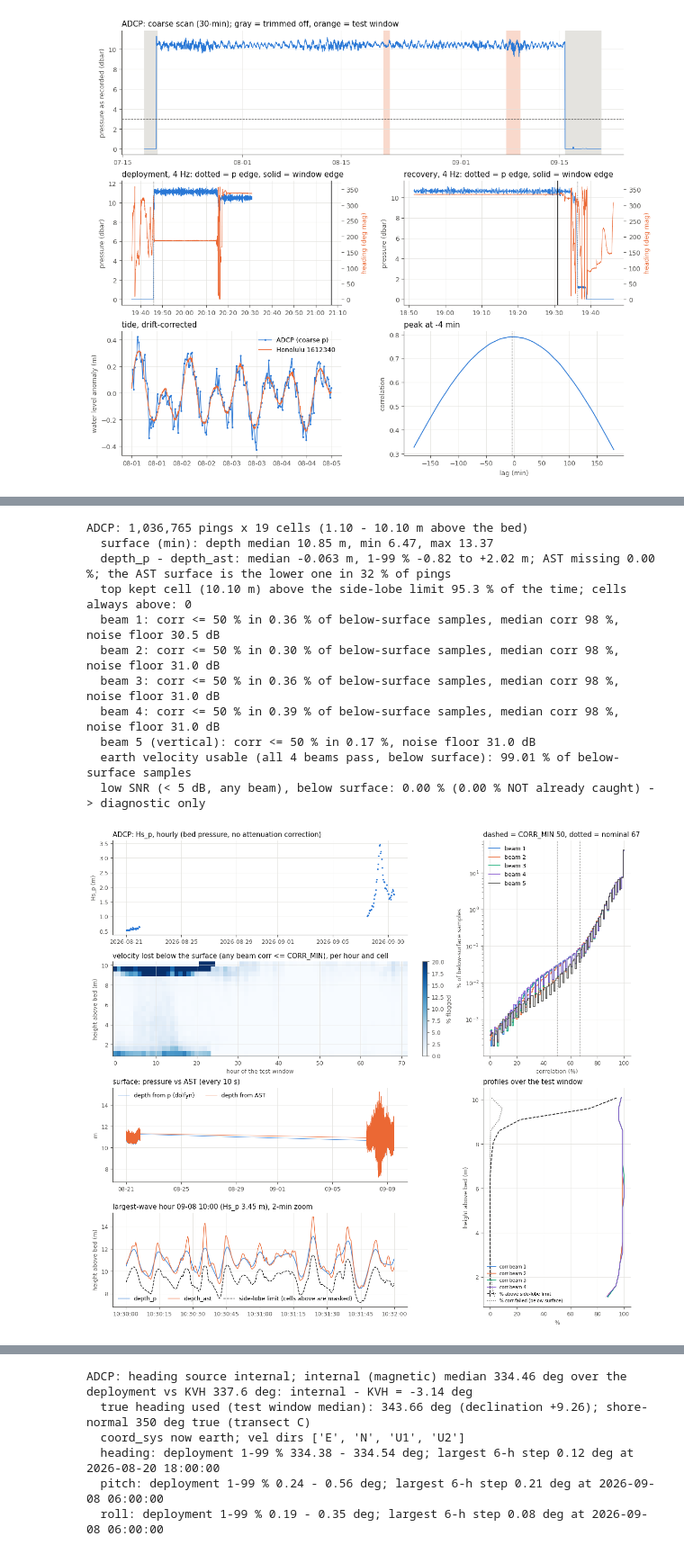
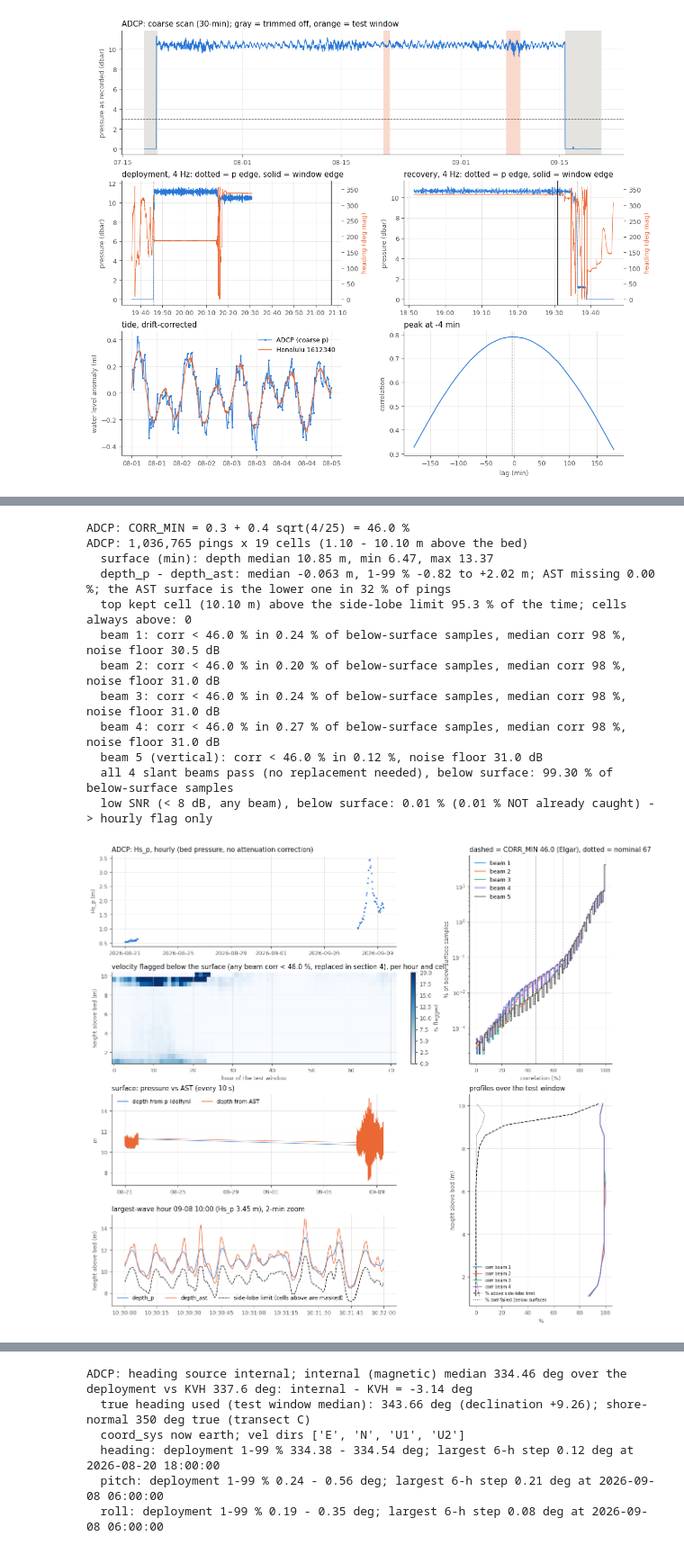
Before and after one commit to isidora-rojas/4EWA, a Jupyter notebook: processing/qc_runs/adcp_QC_full.ipynb, the cells around one changed output, grey strips where cells are left out. Shown at 90% size. Saved outputs shown, nothing was run; the diff lists cells and outputs as text; code cells hidden in the pictures.

```diff
--- a/processing/qc_runs/adcp_QC_full.ipynb
+++ b/processing/qc_runs/adcp_QC_full.ipynb
@@ -529,6 +536,8 @@ The Signature's standard QC chain: correlation, then the surface side-lobe cutof
 # %%
 ##-----beam quality: surface + correlation (dolfyn), amplitude diagnostic-----##
-QC_CORR, QC_SURF, QC_SPIKE, QC_FILL, QC_SNR = 1, 2, 4, 8, 16
+QC_CORR, QC_SURF, QC_RUNMEAN, QC_INTERP, QC_SNR = 1, 2, 4, 8, 16
+# Elgar et al. (2001, 2005): 0.3 + 0.4 sqrt(fs/25), i.e. SonTek's 0.7 at 25 Hz relaxed as sqrt(fs)
+CORR_MIN = 100 * (CORR_A + CORR_B * np.sqrt(fs / CORR_REF_FS))
 
 # noise floor: in-air amplitude before deployment (the edge window from section 2), per beam, over all cells
 air = pd.DatetimeIndex(edge_in.time.values) < t_p_in - pd.Timedelta(minutes=5)
@@ -555,13 +564,9 @@ def step_beam(d):
     surf_b5 = np.isnan(sub.vel_b5.values) & np.isfinite(d.vel_b5.values)
     del sub
 
-    # correlation: dolfyn correlation_filter on a copy of the beam variables
-    sub = d[["vel", "corr", "amp", "vel_b5", "corr_b5", "amp_b5"]].copy(deep=True)
-    with contextlib.redirect_stdout(io.StringIO()):            # "already in beam" message from rotate2
-        aclean.correlation_filter(sub, thresh=CORR_MIN, inplace=True)
-    lowc = np.isnan(sub.vel.values) & np.isfinite(d.vel.values)                # (beam, range, time)
-    lowc_b5 = np.isnan(sub.vel_b5.values) & np.isfinite(d.vel_b5.values)
-    del sub
+    # correlation (Elgar et al. 2001, 2005): bad where corr < CORR_MIN, per beam and cell (as adv_QC)
+    lowc = (d["corr"].values < CORR_MIN) & np.isfinite(d.vel.values)            # (beam, range, time)
+    lowc_b5 = (d["corr_b5"].values < CORR_MIN) & np.isfinite(d.vel_b5.values)
 
     snr = d["amp"].values - noise[:, None, None]
     snr_b5 = d["amp_b5"].values - noise_b5
@@ -573,16 +578,20 @@ def step_beam(d):
     qc[:4] |= np.where(snr < SNR_MIN, QC_SNR, 0).astype(np.uint8)
     qc[4]  |= np.where(snr_b5 < SNR_MIN, QC_SNR, 0).astype(np.uint8)
 
-    gate = QC_CORR | QC_SURF | (QC_SNR if APPLY_SNR else 0)
-    d["vel"] = d["vel"].where(xr.DataArray((qc[:4] & gate) == 0, dims=d["vel"].dims))
-    d["vel_b5"] = d["vel_b5"].where(xr.DataArray((qc[4] & gate) == 0, dims=d["vel_b5"].dims))
+    # only the side-lobe samples are removed here; low-correlation (and low-SNR if APPLY_SNR) samples keep their
+    # recorded values, which section 4 needs for Elgar's running mean
+    d["vel"] = d["vel"].where(xr.DataArray((qc[:4] & QC_SURF) == 0, dims=d["vel"].dims))
+    d["vel_b5"] = d["vel_b5"].where(xr.DataArray((qc[4] & QC_SURF) == 0, dims=d["vel_b5"].dims))
     d["qc"] = xr.DataArray(qc, dims=("beam5", "range", "time"),
                            attrs={"long_name": "QC flag bits per beam (1-4 slant, 5 vertical) and cell",
-                                  "flag_masks": [QC_CORR, QC_SURF, QC_SPIKE, QC_FILL, QC_SNR],
-                                  "flag_meanings": f"corr_le_{CORR_MIN} above_sidelobe_limit spike filled snr_lt_{SNR_MIN:g}dB",
-                                  "applied": "corr, above_sidelobe_limit" + (", snr" if APPLY_SNR else "")})
+                                  "flag_masks": [QC_CORR, QC_SURF, QC_RUNMEAN, QC_INTERP, QC_SNR],
+                                  "flag_meanings": (f"corr_lt_{CORR_MIN:.1f} above_sidelobe_limit running_mean_1s_run_gt_1s "
+                                                    f"linear_interp_run_le_1s snr_lt_{SNR_MIN:g}dB"),
+                                  "applied": ("above_sidelobe_limit -> NaN; corr" + (", snr" if APPLY_SNR else "")
+                                              + " -> replaced (Elgar et al. 2005)")})
     d = d.assign_coords(beam5=np.arange(1, 6))
-    d.attrs.update({"qc_corr_min_pct": CORR_MIN, "qc_surface_source": SURFACE_SOURCE, "h_deploy_note":
+    d.attrs.update({"qc_corr_min_pct": float(CORR_MIN),
+                    "qc_corr_rule": f"Elgar et al. 2001/2005: {CORR_A} + {CORR_B} sqrt(fs/{CORR_REF_FS:g})", "qc_surface_source": SURFACE_SOURCE, "h_deploy_note":
                     "transducer height above bed, estimate (~0.5 m)", "qc_snr_min_db": SNR_MIN,
                     "qc_snr_applied": str(APPLY_SNR),
                     "qc_amp_noise_floor_db": ", ".join(f"{x:.1f}" for x in list(noise) + [noise_b5])})
@@ -593,9 +602,10 @@ qc = ds["qc"].values
 surf = (qc[0] & QC_SURF) > 0
 below = ~surf
 lowc = (qc[:4] & QC_CORR) > 0
-cell_ok = ~((qc[:4] & (QC_CORR | QC_SURF)) > 0).any(axis=0)       # all 4 slant beams usable
+cell_ok = ~((qc[:4] & (QC_CORR | QC_SURF)) > 0).any(axis=0)       # all 4 slant beams pass (no replacement needed)
 z = ds.range.values
 
+print(f"{sensor_id}: CORR_MIN = 0.3 + 0.4 sqrt({fs:g}/25) = {CORR_MIN:.1f} %")
 print(f"{sensor_id}: {ds.sizes['time']:,} pings x {z.size} cells ({z[0]:.2f} - {z[-1]:.2f} m above the bed)")
 print(f"  surface ({SURFACE_SOURCE}): depth median {float(ds.depth.median()):.2f} m, "
       f"min {float(ds.depth.min()):.2f}, max {float(ds.depth.max()):.2f}")
@@ -606,27 +616,28 @@ print(f"  depth_p - depth_ast: median {np.nanmedian(dd):+.3f} m, 1-99 % {np.nanp
 print(f"  top kept cell ({z[-1]:.2f} m) above the side-lobe limit {100 * surf[-1].mean():.1f} % of the time; "
       f"cells always above: {int((surf.mean(1) == 1).sum())}")
 for b in range(4):
-    print(f"  beam {b + 1}: corr <= {CORR_MIN} % in {100 * lowc[b][below].mean():.2f} % of below-surface samples, "
+    print(f"  beam {b + 1}: corr < {CORR_MIN:.1f} % in {100 * lowc[b][below].mean():.2f} % of below-surface samples, "
           f"median corr {np.median(ds['corr'].values[b][below]):.0f} %, noise floor {noise[b]:.1f} dB")
 lowc5 = ((qc[4] & QC_CORR) > 0)
-print(f"  beam 5 (vertical): corr <= {CORR_MIN} % in {100 * lowc5[~((qc[4] & QC_SURF) > 0)].mean():.2f} %, "
+print(f"  beam 5 (vertical): corr < {CORR_MIN:.1f} % in {100 * lowc5[~((qc[4] & QC_SURF) > 0)].mean():.2f} %, "
       f"noise floor {noise_b5:.1f} dB")
-print(f"  earth velocity usable (all 4 beams pass, below surface): {100 * cell_ok[below].mean():.2f} % of below-surface samples")
+print(f"  all 4 slant beams pass (no replacement needed), below surface: {100 * cell_ok[below].mean():.2f} % of below-surface samples")
 lsnr = ((qc[:4] & QC_SNR) > 0).any(0)
 print(f"  low SNR (< {SNR_MIN:g} dB, any beam), below surface: {100 * lsnr[below].mean():.2f} % "
-      f"({100 * (lsnr & cell_ok)[below].mean():.2f} % NOT already caught) -> {'applied' if APPLY_SNR else 'diagnostic only'}")
+      f"({100 * (lsnr & cell_ok)[below].mean():.2f} % NOT already caught) -> {'replaced' if APPLY_SNR else 'hourly flag only'}")
 # %% [output]
+ADCP: CORR_MIN = 0.3 + 0.4 sqrt(4/25) = 46.0 %
 ADCP: 1,036,765 pings x 19 cells (1.10 - 10.10 m above the bed)
   surface (min): depth median 10.85 m, min 6.47, max 13.37
   depth_p - depth_ast: median -0.063 m, 1-99 % -0.82 to +2.02 m; AST missing 0.00 %; the AST surface is the lower one in 32 % of pings
   top kept cell (10.10 m) above the side-lobe limit 95.3 % of the time; cells always above: 0
-  beam 1: corr <= 50 % in 0.36 % of below-surface samples, median corr 98 %, noise floor 30.5 dB
-  beam 2: corr <= 50 % in 0.30 % of below-surface samples, median corr 98 %, noise floor 31.0 dB
-  beam 3: corr <= 50 % in 0.36 % of below-surface samples, median corr 98 %, noise floor 31.0 dB
-  beam 4: corr <= 50 % in 0.39 % of below-surface samples, median corr 98 %, noise floor 31.0 dB
-  beam 5 (vertical): corr <= 50 % in 0.17 %, noise floor 31.0 dB
-  earth velocity usable (all 4 beams pass, below surface): 99.01 % of below-surface samples
-  low SNR (< 5 dB, any beam), below surface: 0.00 % (0.00 % NOT already caught) -> diagnostic only
+  beam 1: corr < 46.0 % in 0.24 % of below-surface samples, median corr 98 %, noise floor 30.5 dB
+  beam 2: corr < 46.0 % in 0.20 % of below-surface samples, median corr 98 %, noise floor 31.0 dB
+  beam 3: corr < 46.0 % in 0.24 % of below-surface samples, median corr 98 %, noise floor 31.0 dB
+  beam 4: corr < 46.0 % in 0.27 % of below-surface samples, median corr 98 %, noise floor 31.0 dB
+  beam 5 (vertical): corr < 46.0 % in 0.12 %, noise floor 31.0 dB
+  all 4 slant beams pass (no replacement needed), below surface: 99.30 % of below-surface samples
+  low SNR (< 8 dB, any beam), below surface: 0.01 % (0.01 % NOT already caught) -> hourly flag only
 # %%
 ##-----figure: beam quality-----##
 # Hs_p: 4 * std of p after a 5-min high-pass, hourly, m of water (no depth-attenuation correction)
@@ -649,7 +660,7 @@ im = ax1.pcolormesh(hh, z, fail_h.values.T, shading="nearest", cmap="Blues", vmi
 plt.colorbar(im, ax=ax1, label="% flagged")
 ax1.set_ylabel("height above bed (m)")
 ax1.set_xlabel("hour of the test window")
-ax1.set_title("velocity lost below the surface (any beam corr <= CORR_MIN), per hour and cell", loc="left", color=INK)
+ax1.set_title(f"velocity flagged below the surface (any beam corr < {CORR_MIN:.1f} %, replaced in section 4), per hour and cell", loc="left", color=INK)
 ax2 = fig.add_subplot(gs[2, :2])
 ax2.plot(tq[::40], ds.depth_p.values[::40], color=SERIES, lw=0.6, label="depth from p (dolfyn)")
 ax2.plot(tq[::40], ds.depth_ast.values[::40], color="#eb6834", lw=0.6, label="depth from AST")
@@ -669,33 +680,33 @@ ax3.set_ylabel("height above bed (m)")
 ax3.legend(frameon=False, loc="lower left", ncol=3)
 ax3.set_title(f"largest-wave hour {h_big:%m-%d %H}:00 (Hs_p {hs_p[h_big]:.2f} m), 2-min zoom", loc="left", color=INK)
 ax3.xaxis.set_major_formatter(mdates.DateFormatter("%H:%M:%S"))
 # right: correlation histograms, correlation and flag profiles
 ax4 = fig.add_subplot(gs[:2, 2])
 for b in range(4):
     h = np.bincount(ds["corr"].values[b][below].astype(int), minlength=101)[:101]
     ax4.step(np.arange(101), 100 * h / h.sum(), where="mid", color=BEAM_COLORS[b], lw=1.2, label=f"beam {b + 1}")
 h = np.bincount(ds["corr_b5"].values[~((qc[4] & QC_SURF) > 0)].astype(int), minlength=101)[:101]
 ax4.step(np.arange(101), 100 * h / h.sum(), where="mid", color=BEAM_COLORS[4], lw=1.2, label="beam 5")
 ax4.axvline(CORR_MIN, color=INK2, ls="--", lw=0.8)
 ax4.axvline(ds.nominal_corr, color=INK2, ls=":", lw=0.8)
 ax4.set_yscale("log")
 ax4.set_xlabel("correlation (%)")
 ax4.set_ylabel("% of below-surface samples")
-ax4.set_title(f"dashed = CORR_MIN {CORR_MIN}, dotted = nominal {ds.nominal_corr}", loc="left", color=INK)
+ax4.set_title(f"dashed = CORR_MIN {CORR_MIN:.1f} (Elgar), dotted = nominal {ds.nominal_corr}", loc="left", color=INK)
 ax4.legend(frameon=False, loc="upper left")
 ax5 = fig.add_subplot(gs[2:, 2])
 cm = np.array([[np.median(ds["corr"].values[b, i][below[i]]) if below[i].any() else np.nan
                 for i in range(z.size)] for b in range(4)])
 for b in range(4):
     ax5.plot(cm[b], z, color=BEAM_COLORS[b], lw=1.2, label=f"corr beam {b + 1}")
 ax5.plot(100 * surf.mean(1), z, color=INK, lw=1.2, ls="--", label="% above side-lobe limit")
 ax5.plot(100 * (~cell_ok & below).sum(1) / below.sum(1).clip(1), z, color=INK2, lw=1.2, ls=":", label="% corr-failed (below surface)")
 ax5.set_xlabel("%")
 ax5.set_ylabel("height above bed (m)")
 ax5.set_title("profiles over the test window", loc="left", color=INK)
 ax5.legend(frameon=False, loc="lower left", fontsize=7)
 fig.savefig(fig_dir / f"{sensor_id}_beam.png", dpi=150)
 plt.show()
 # %% [output]
-[figure, old version]
+[figure, new version]
 # %% [markdown]
```
Also changed, not shown: parts of 26 cells of this notebook, 19 other files.
